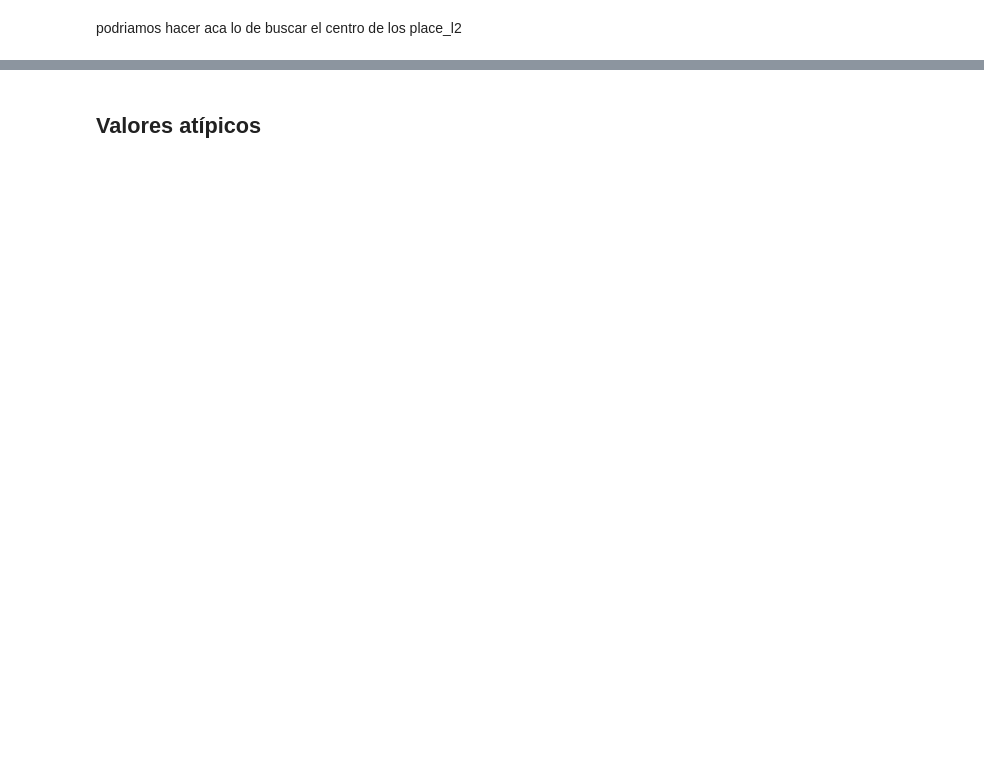
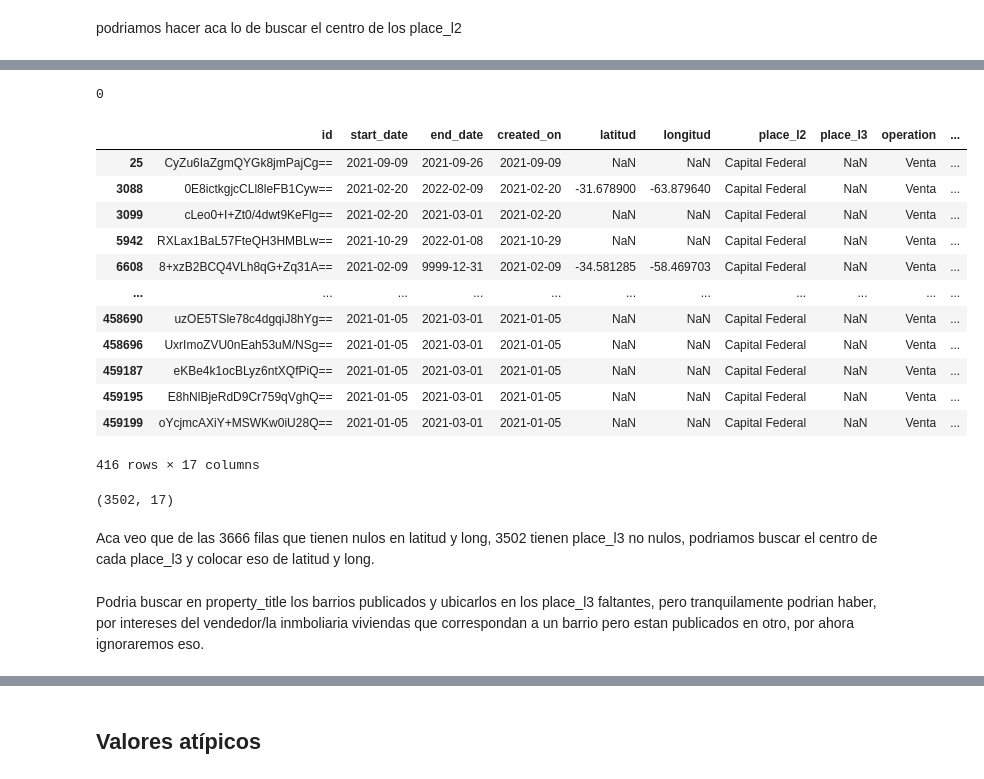
Before and after one commit to Taielmolina01/7506R-1C2024-GRUPO01, a Jupyter notebook: TP1/7506R_TP1_GRUPO01_ENTREGA.ipynb, the cells around one changed output, grey strips where cells are left out. Cells and saved outputs as stored; diff of their text form; code cells hidden in the pictures; blank space fills up the shorter version.

```diff
--- a/TP1/7506R_TP1_GRUPO01_ENTREGA.ipynb
+++ b/TP1/7506R_TP1_GRUPO01_ENTREGA.ipynb
@@ -533,3 +523,7 @@ df = df.drop("place_l5", axis=1)
+# %%
+filas_erroneas = df["property_surface_total"] > df["property_surface_covered"]
+
+df.loc[filas_erroneas, ["property_surface_total", "property_surface_covered"]] = df.loc[filas_erroneas, ["property_surface_covered", "property_surface_total"]].values
 # %% [markdown]
 Me fijo si todas las propiedades del dataset corresponden a casas en venta
 # %%
@@ -577,3 +591,7 @@ dtype: int64
+# %%
+df = df.drop("place_l4", axis = 1)
+df = df.drop("place_l5", axis=1)
+df = df.drop("place_l6", axis=1)
 # %%
 df[df["property_rooms"].isnull() & df["property_bedrooms"].isnull()].shape[0]
 # %% [output]
@@ -580,0 +601,2 @@ df[df["property_rooms"].isnull() & df["property_bedrooms"].isnull()].shape[0]
+# %%
+df = df[~(df["property_rooms"].isnull() & df["property_bedrooms"].isnull())]
@@ -588,0 +619,2 @@ df["property_rooms"].fillna(df["property_bedrooms"] + 1, inplace=True)
+# %%
+df["property_bedrooms"].fillna(df["property_rooms"] - 1, inplace=True)
@@ -634,0 +725,28 @@ df[df["latitud"].isnull() & df["longitud"].isnull()].shape[0]
+# %%
+df["property_title"].isnull().sum()
+# %% [output]
+0
+# %%
+df[df["place_l3"].isnull()]
+# %% [output]
+|  | id | start_date | end_date | created_on | latitud | longitud | place_l2 | place_l3 | operation | ... |
+| 25 | CyZu6IaZgmQYGk8jmPajCg== | 2021-09-09 | 2021-09-26 | 2021-09-09 | NaN | NaN | Capital Federal | NaN | Venta | ... |
+| 3088 | 0E8ictkgjcCLl8leFB1Cyw== | 2021-02-20 | 2022-02-09 | 2021-02-20 | -31.678900 | -63.879640 | Capital Federal | NaN | Venta | ... |
+| 3099 | cLeo0+I+Zt0/4dwt9KeFlg== | 2021-02-20 | 2021-03-01 | 2021-02-20 | NaN | NaN | Capital Federal | NaN | Venta | ... |
+| 5942 | RXLax1BaL57FteQH3HMBLw== | 2021-10-29 | 2022-01-08 | 2021-10-29 | NaN | NaN | Capital Federal | NaN | Venta | ... |
+| 6608 | 8+xzB2BCQ4VLh8qG+Zq31A== | 2021-02-09 | 9999-12-31 | 2021-02-09 | -34.581285 | -58.469703 | Capital Federal | NaN | Venta | ... |
+| ... | ... | ... | ... | ... | ... | ... | ... | ... | ... | ... |
+| 458690 | uzOE5TSle78c4dgqiJ8hYg== | 2021-01-05 | 2021-03-01 | 2021-01-05 | NaN | NaN | Capital Federal | NaN | Venta | ... |
+| 458696 | UxrImoZVU0nEah53uM/NSg== | 2021-01-05 | 2021-03-01 | 2021-01-05 | NaN | NaN | Capital Federal | NaN | Venta | ... |
+| 459187 | eKBe4k1ocBLyz6ntXQfPiQ== | 2021-01-05 | 2021-03-01 | 2021-01-05 | NaN | NaN | Capital Federal | NaN | Venta | ... |
+| 459195 | E8hNlBjeRdD9Cr759qVghQ== | 2021-01-05 | 2021-03-01 | 2021-01-05 | NaN | NaN | Capital Federal | NaN | Venta | ... |
+| 459199 | oYcjmcAXiY+MSWKw0iU28Q== | 2021-01-05 | 2021-03-01 | 2021-01-05 | NaN | NaN | Capital Federal | NaN | Venta | ... |
+416 rows × 17 columns
+# %%
+df[(df["latitud"].isnull()) & (df["longitud"].isnull()) & (df["place_l3"].notnull())].shape
+# %% [output]
+(3502, 17)
+# %% [markdown]
+Aca veo que de las 3666 filas que tienen nulos en latitud y long, 3502 tienen place_l3 no nulos, podriamos buscar el centro de cada place_l3 y colocar eso de latitud y long.
+# %% [markdown]
+Podria buscar en property_title los barrios publicados y ubicarlos en los place_l3 faltantes, pero tranquilamente podrian haber, por intereses del vendedor/la inmboliaria viviendas que correspondan a un barrio pero estan publicados en otro, por ahora ignoraremos eso.
```
Also changed, not shown: parts of 34 cells of this notebook.
